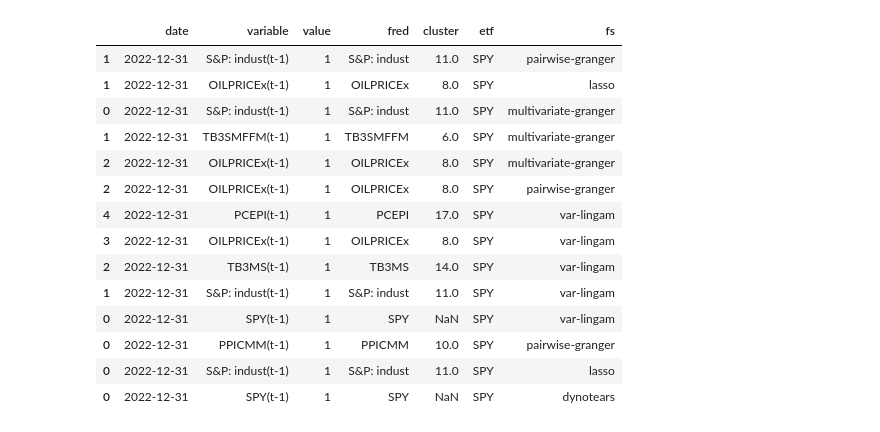
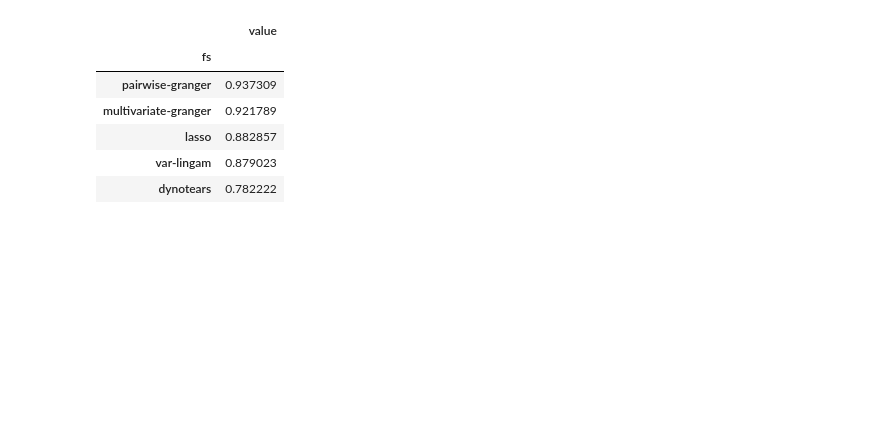
Before and after one commit to dcuoliveira/cml-fin, a Jupyter notebook: src/new_stability_measure.ipynb, the cells around one changed output. Saved outputs shown, nothing was run; the diff lists cells and outputs as text; code cells hidden in the pictures; blank space fills up the shorter version.

```diff
--- a/src/new_stability_measure.ipynb
+++ b/src/new_stability_measure.ipynb
@@ -74,19 +40,0 @@ sets_over_time_df["jacard_adj"] = sets_over_time_df["jacard_adj"] * 100
-# %%
-
-set_fs
-# %% [output]
-|  | date | variable | value | fred | cluster | etf | fs |
-| 1 | 2022-12-31 | S&P: indust(t-1) | 1 | S&P: indust | 11.0 | SPY | pairwise-granger |
-| 1 | 2022-12-31 | OILPRICEx(t-1) | 1 | OILPRICEx | 8.0 | SPY | lasso |
-| 0 | 2022-12-31 | S&P: indust(t-1) | 1 | S&P: indust | 11.0 | SPY | multivariate-granger |
-| 1 | 2022-12-31 | TB3SMFFM(t-1) | 1 | TB3SMFFM | 6.0 | SPY | multivariate-granger |
-| 2 | 2022-12-31 | OILPRICEx(t-1) | 1 | OILPRICEx | 8.0 | SPY | multivariate-granger |
-| 2 | 2022-12-31 | OILPRICEx(t-1) | 1 | OILPRICEx | 8.0 | SPY | pairwise-granger |
-| 4 | 2022-12-31 | PCEPI(t-1) | 1 | PCEPI | 17.0 | SPY | var-lingam |
-| 3 | 2022-12-31 | OILPRICEx(t-1) | 1 | OILPRICEx | 8.0 | SPY | var-lingam |
-| 2 | 2022-12-31 | TB3MS(t-1) | 1 | TB3MS | 14.0 | SPY | var-lingam |
-| 1 | 2022-12-31 | S&P: indust(t-1) | 1 | S&P: indust | 11.0 | SPY | var-lingam |
-| 0 | 2022-12-31 | SPY(t-1) | 1 | SPY | NaN | SPY | var-lingam |
-| 0 | 2022-12-31 | PPICMM(t-1) | 1 | PPICMM | 10.0 | SPY | pairwise-granger |
-| 0 | 2022-12-31 | S&P: indust(t-1) | 1 | S&P: indust | 11.0 | SPY | lasso |
-| 0 | 2022-12-31 | SPY(t-1) | 1 | SPY | NaN | SPY | dynotears |
@@ -93 +67,11 @@ set_fs
+# %%
+all_scores_df.groupby(["fs"])[["value"]].mean().sort_values(by=["value"], ascending=False)
+# %% [output]
+|  | value |
+| fs |  |
+| pairwise-granger | 0.937309 |
+| multivariate-granger | 0.921789 |
+| lasso | 0.882857 |
+| var-lingam | 0.879023 |
+| dynotears | 0.782222 |
 # %%
```
Also changed, not shown: parts of 4 cells of this notebook.
